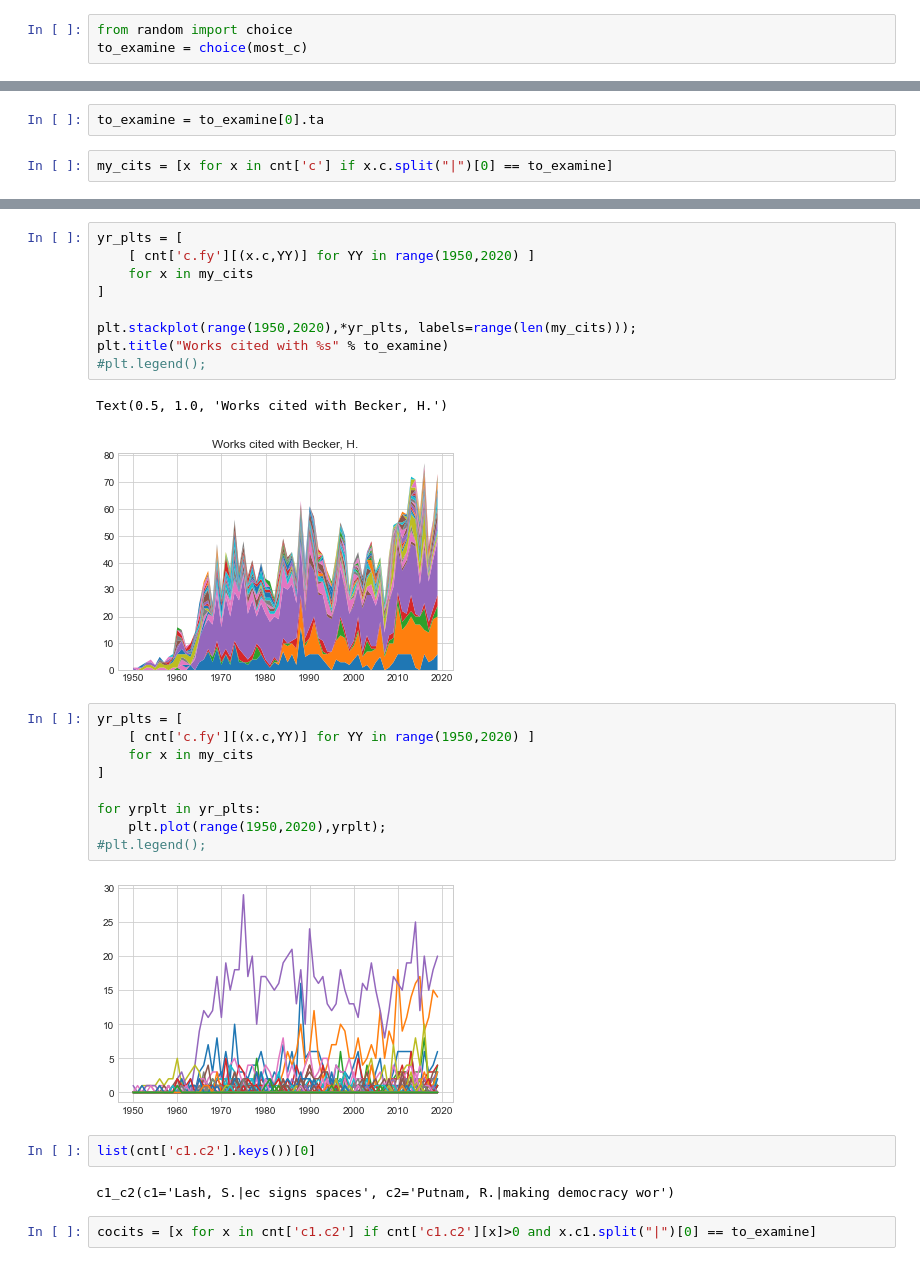
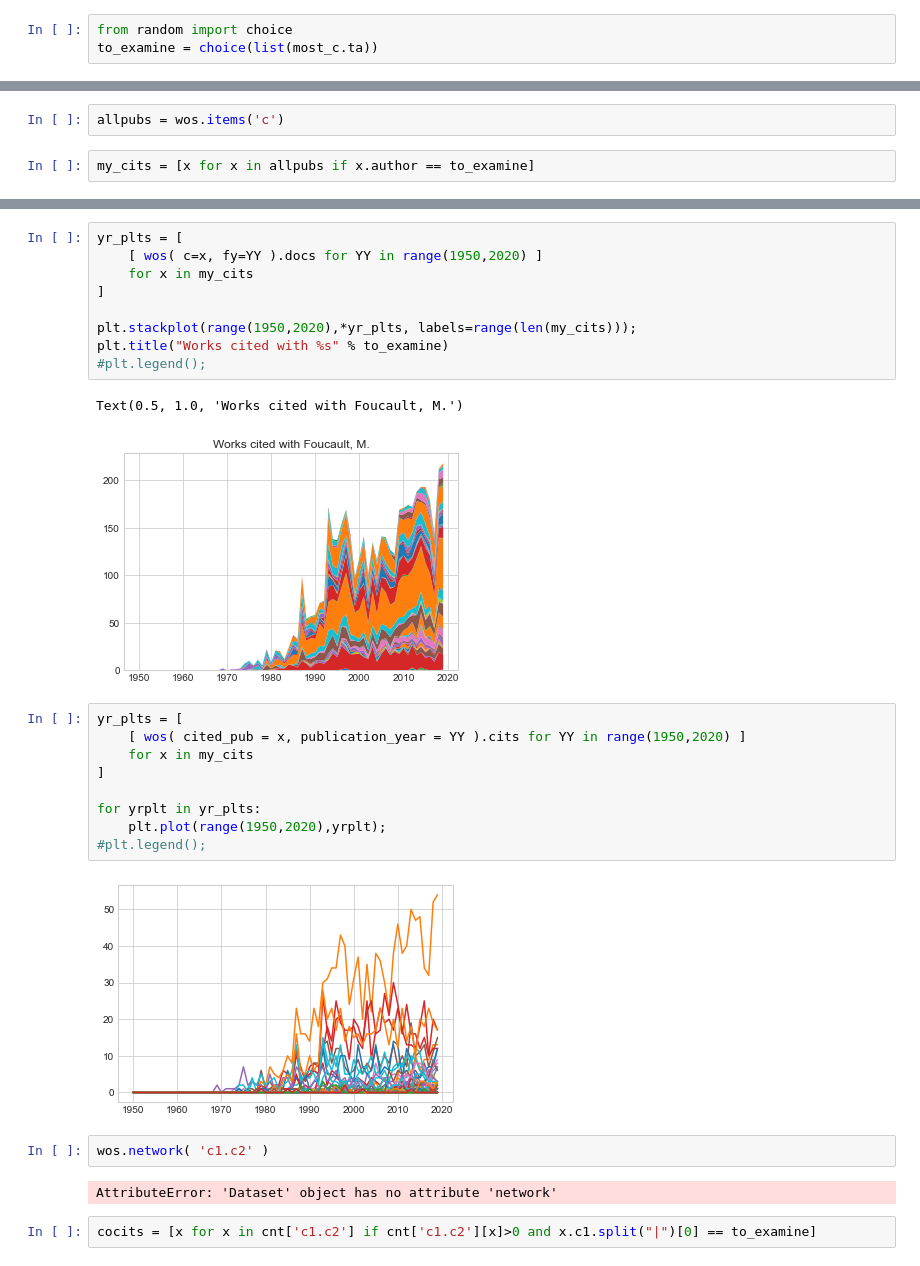
Before and after one commit to amcgail/knowknow, a Jupyter notebook: basic operation.ipynb, the cells around one changed output, grey strips where cells are left out. Drawn from its saved outputs; the diff is of its cells as text.

```diff
--- a/basic operation.ipynb
+++ b/basic operation.ipynb
@@ -31,6 +30,6 @@ Latour, B. 1152
 # %%
 from random import choice
-to_examine = choice(most_c)
+to_examine = choice(list(most_c.ta))
 # %%
 print(to_examine)
 # %% [output]
@@ -38,7 +37,7 @@ print(to_examine)
-# %%
-to_examine = to_examine[0].ta
+# %%
+allpubs = wos.items('c')
 # %%
-my_cits = [x for x in cnt['c'] if x.c.split("|")[0] == to_examine]
+my_cits = [x for x in allpubs if x.author == to_examine]
 # %%
 my_cits
 # %% [output]
@@ -62,18 +61,18 @@ my_cits
 # %%
 yr_plts = [
-    [ cnt['c.fy'][(x.c,YY)] for YY in range(1950,2020) ]
+    [ wos( c=x, fy=YY ).docs for YY in range(1950,2020) ]
     for x in my_cits
 ]
 
 plt.stackplot(range(1950,2020),*yr_plts, labels=range(len(my_cits)));
 plt.title("Works cited with %s" % to_examine)
 #plt.legend();
 # %% [output]
-Text(0.5, 1.0, 'Works cited with Becker, H.')
+Text(0.5, 1.0, 'Works cited with Foucault, M.')
-[figure, old version]
+[figure, new version]
 # %%
 yr_plts = [
-    [ cnt['c.fy'][(x.c,YY)] for YY in range(1950,2020) ]
+    [ wos( cited_pub = x, publication_year = YY ).cits for YY in range(1950,2020) ]
     for x in my_cits
 ]
 
@@ -81,11 +80,11 @@ for yrplt in yr_plts:
     plt.plot(range(1950,2020),yrplt);
 #plt.legend();
 # %% [output]
-[figure, old version]
+[figure, new version]
-# %%
-list(cnt['c1.c2'].keys())[0]
-# %% [output]
-c1_c2(c1='Lash, S.|ec signs spaces', c2='Putnam, R.|making democracy wor')
+# %%
+wos.network( 'c1.c2' )
+# %% [output]
+AttributeError: 'Dataset' object has no attribute 'network'
 # %%
 cocits = [x for x in cnt['c1.c2'] if cnt['c1.c2'][x]>0 and x.c1.split("|")[0] == to_examine]
 # %%
```
Also changed, not shown: parts of 13 cells of this notebook, 11 other files.
